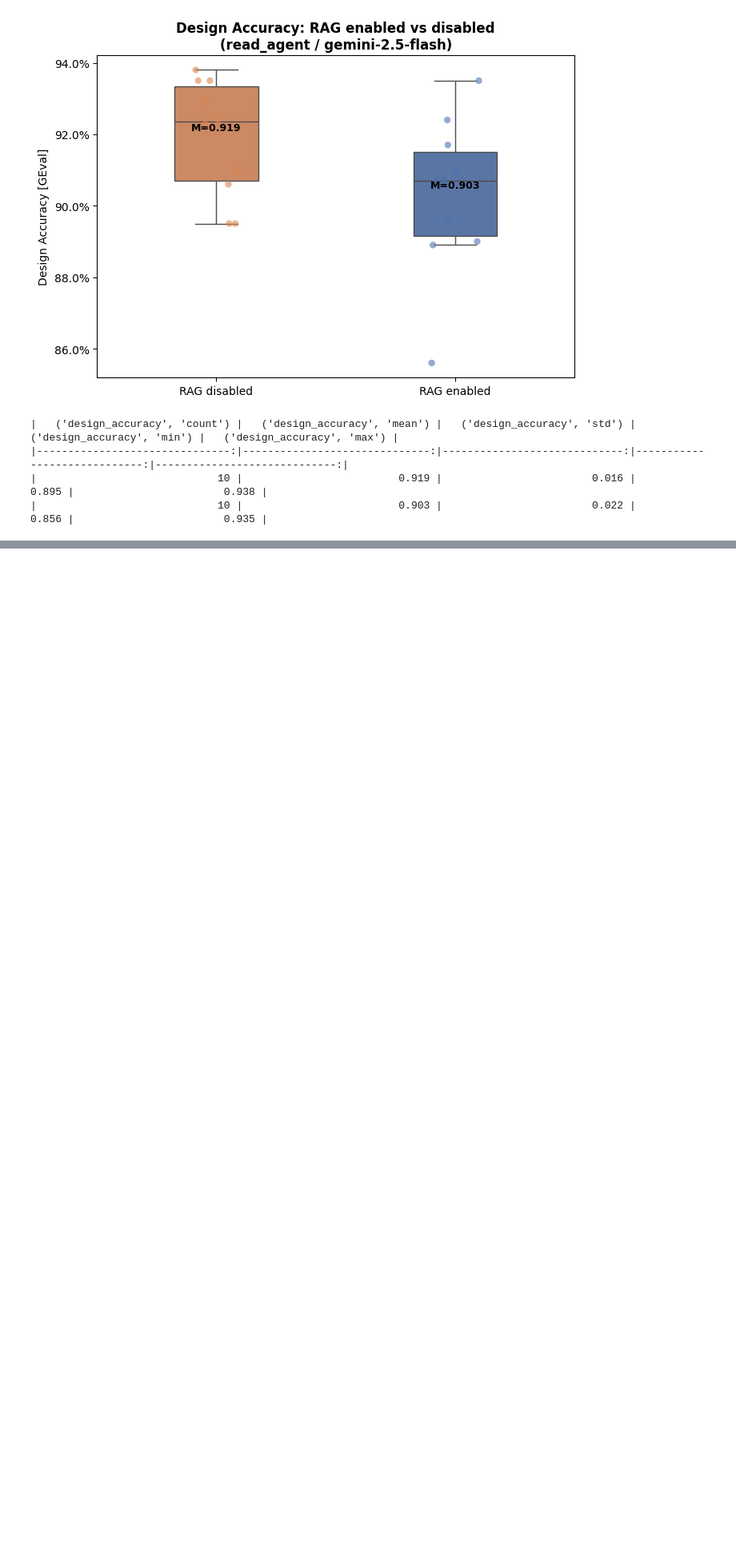
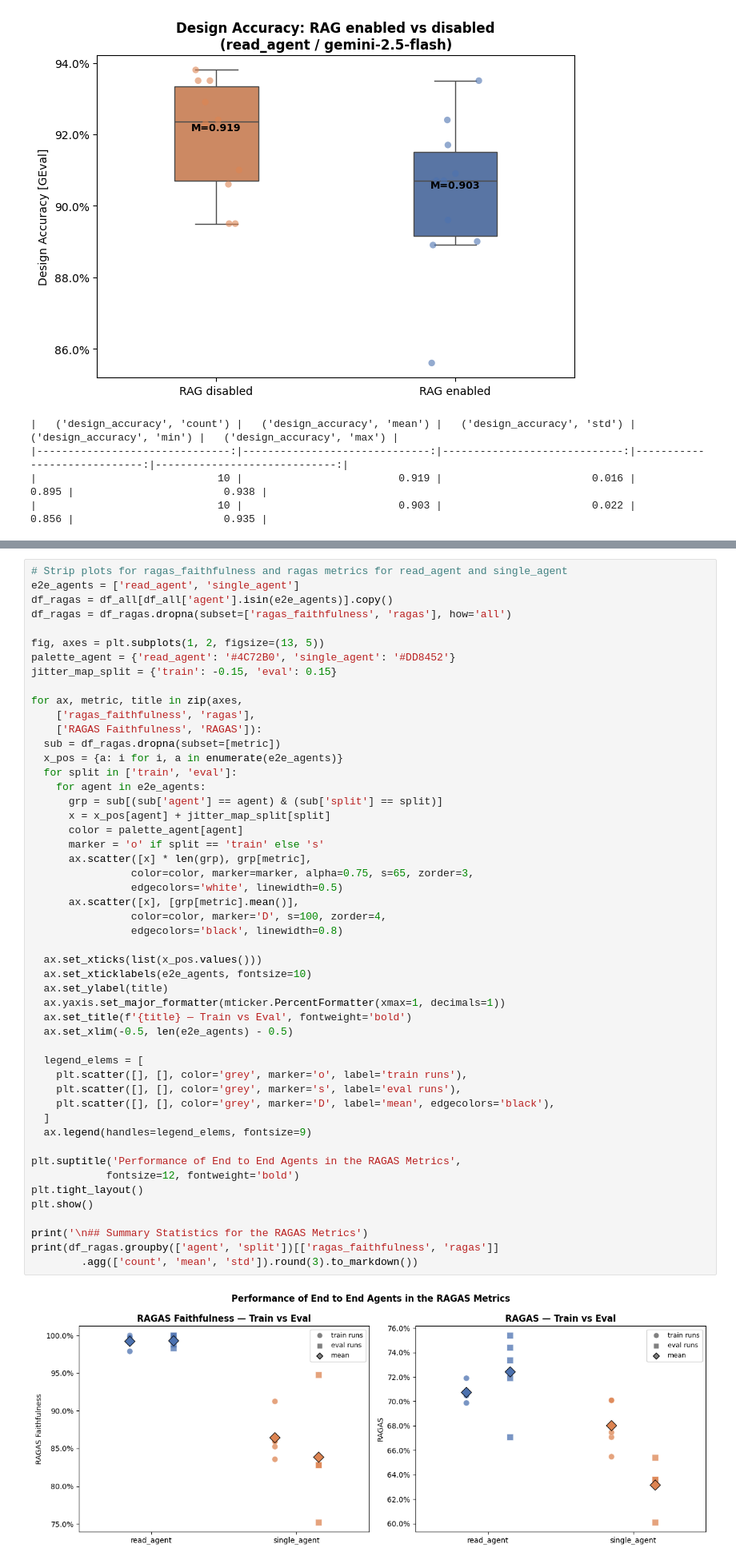
Before and after one commit to NU-Academics/read-mas, a Jupyter notebook: notebooks/data_analysis/data_analysis.ipynb, the cells around one changed output, grey strips where cells are left out. Shown at 80% size. Cells and saved outputs as stored; diff of their text form; blank space fills up the shorter version.

```diff
--- a/notebooks/data_analysis/data_analysis.ipynb
+++ b/notebooks/data_analysis/data_analysis.ipynb
@@ -689,0 +1009,52 @@ print((df_bm_gemini.groupby('RAG')[['design_accuracy']]
+# %%
+# Strip plots for ragas_faithfulness and ragas metrics for read_agent and single_agent
+e2e_agents = ['read_agent', 'single_agent']
+df_ragas = df_all[df_all['agent'].isin(e2e_agents)].copy()
+df_ragas = df_ragas.dropna(subset=['ragas_faithfulness', 'ragas'], how='all')
+
+fig, axes = plt.subplots(1, 2, figsize=(13, 5))
+palette_agent = {'read_agent': '#4C72B0', 'single_agent': '#DD8452'}
+jitter_map_split = {'train': -0.15, 'eval': 0.15}
+
+for ax, metric, title in zip(axes,
+    ['ragas_faithfulness', 'ragas'],
+    ['RAGAS Faithfulness', 'RAGAS']):
+  sub = df_ragas.dropna(subset=[metric])
+  x_pos = {a: i for i, a in enumerate(e2e_agents)}
+  for split in ['train', 'eval']:
+    for agent in e2e_agents:
+      grp = sub[(sub['agent'] == agent) & (sub['split'] == split)]
+      x = x_pos[agent] + jitter_map_split[split]
+      color = palette_agent[agent]
+      marker = 'o' if split == 'train' else 's'
+      ax.scatter([x] * len(grp), grp[metric],
+                color=color, marker=marker, alpha=0.75, s=65, zorder=3,
+                edgecolors='white', linewidth=0.5)
+      ax.scatter([x], [grp[metric].mean()],
+                color=color, marker='D', s=100, zorder=4,
+                edgecolors='black', linewidth=0.8)
+
+  ax.set_xticks(list(x_pos.values()))
+  ax.set_xticklabels(e2e_agents, fontsize=10)
+  ax.set_ylabel(title)
+  ax.yaxis.set_major_formatter(mticker.PercentFormatter(xmax=1, decimals=1))
+  ax.set_title(f'{title} — Train vs Eval', fontweight='bold')
+  ax.set_xlim(-0.5, len(e2e_agents) - 0.5)
+
+  legend_elems = [
+    plt.scatter([], [], color='grey', marker='o', label='train runs'),
+    plt.scatter([], [], color='grey', marker='s', label='eval runs'),
+    plt.scatter([], [], color='grey', marker='D', label='mean', edgecolors='black'),
+  ]
+  ax.legend(handles=legend_elems, fontsize=9)
+
+plt.suptitle('Performance of End to End Agents in the RAGAS Metrics',
+            fontsize=12, fontweight='bold')
+plt.tight_layout()
+plt.show()
+
+print('\n## Summary Statistics for the RAGAS Metrics')
+print(df_ragas.groupby(['agent', 'split'])[['ragas_faithfulness', 'ragas']]
+        .agg(['count', 'mean', 'std']).round(3).to_markdown())
+# %% [output]
+[figure, added]
```
Also changed, not shown: parts of 17 cells of this notebook.
